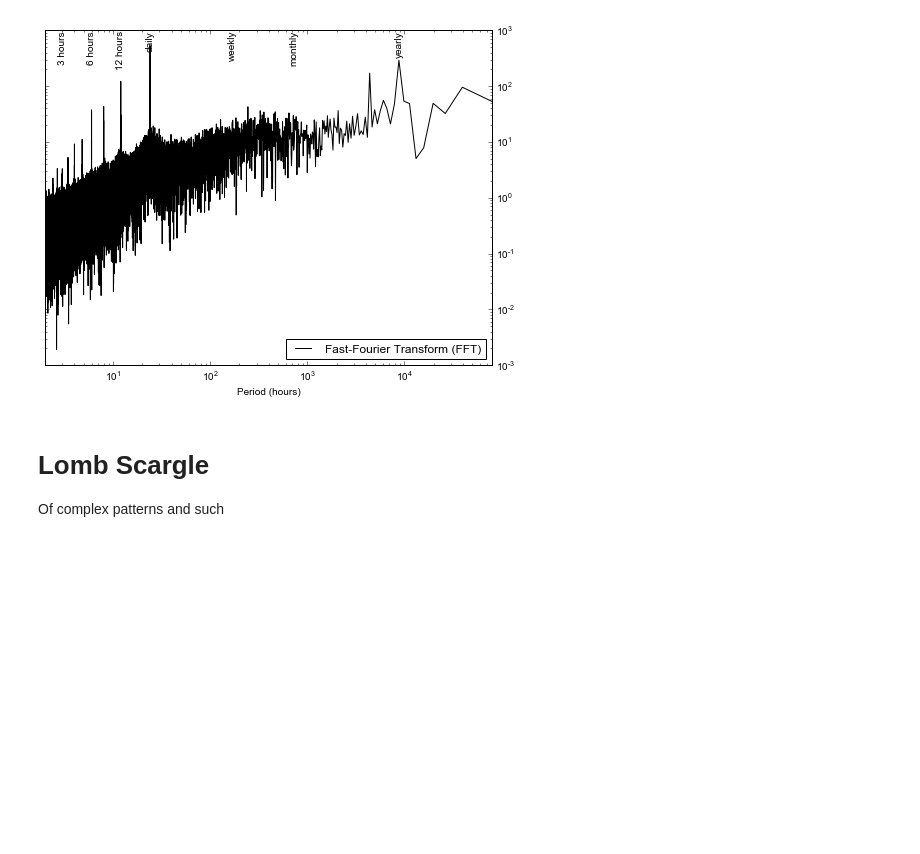
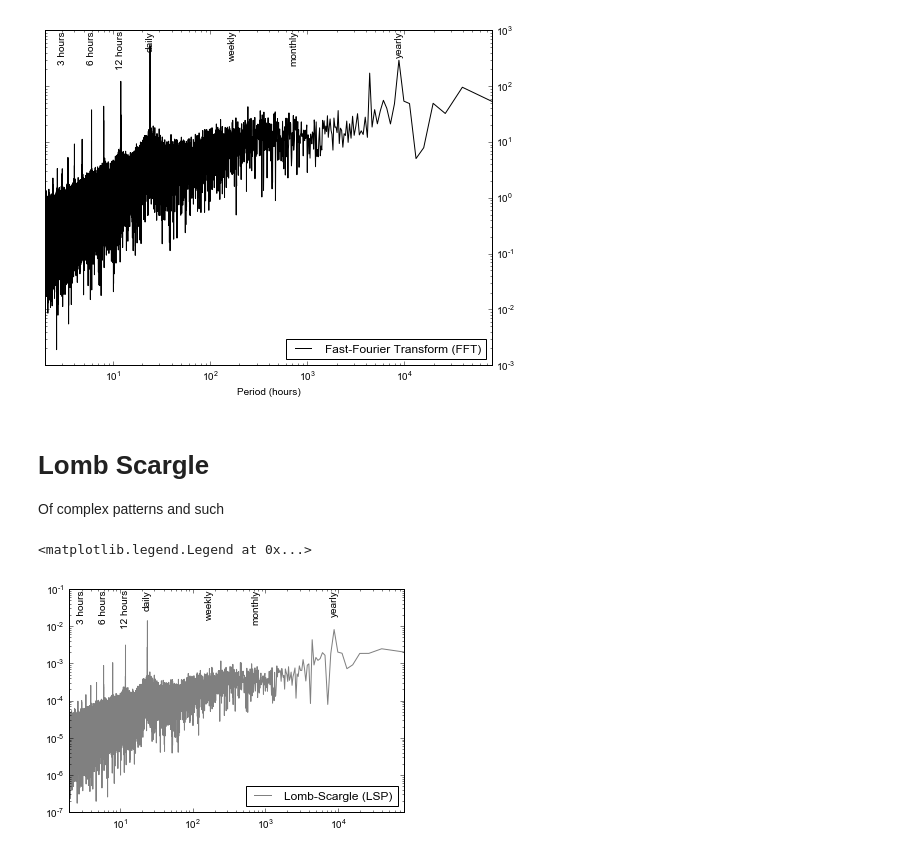
Before and after one commit to barronh/GCandPython, a Jupyter notebook: PNC_04SignalAnalysis.ipynb, the cells around one changed output. Cells and saved outputs as stored; diff of their text form; code cells hidden in the pictures; blank space fills up the shorter version.

```diff
--- a/PNC_04SignalAnalysis.ipynb
+++ b/PNC_04SignalAnalysis.ipynb
@@ -54,9 +58,10 @@ sample_freq = 1 / sample_spacing
 unfilled_data = Ozone[:, 0, station_idx]
 #unfilled_data = Ozone[:, 0, :].mean(1)
 filled_data = unfilled_data.copy()
-filled_data[filled_data.mask] = np.interp(time[filled_data.mask], \
-                                          time[~filled_data.mask], \
-                                          filled_data[~filled_data.mask])
+filled_data[filled_data.mask] = \
+    np.interp(time[filled_data.mask], \
+    time[~filled_data.mask], \
+    filled_data[~filled_data.mask])
 # %%
 # use filled data as w
 w = filled_data #- filled_data.mean()
@@ -137,15 +146,25 @@ lsamp = np.sqrt(4*(lspgram/float(lstime.size)))
 # %%
 plt.loglog(periodfft[1:]/hourspertime, lsamp, label = 'Lomb-Scargle (LSP)', c = 'grey')
 plt.xlim(periodfft[-1], periodfft[1])
 ymin, ymax = plt.ylim()
 
-plt.annotate('yearly', (365*timesperday, ymax), rotation = 90, horizontalalignment = 'center', verticalalignment = 'top')
-plt.annotate('monthly', (365./12.*timesperday, ymax), rotation = 90, horizontalalignment = 'center', verticalalignment = 'top')
-plt.annotate('weekly', (7.*timesperday, ymax), rotation = 90, horizontalalignment = 'center', verticalalignment = 'top')
-plt.annotate('daily', (timesperday, ymax), rotation = 90, horizontalalignment = 'center', verticalalignment = 'top')
-plt.annotate('12 hours', (timesperday/2., ymax), rotation = 90, horizontalalignment = 'center', verticalalignment = 'top')
-plt.annotate('6 hours', (timesperday/4., ymax), rotation = 90, horizontalalignment = 'center', verticalalignment = 'top')
-plt.annotate('3 hours', (timesperday/8., ymax), rotation = 90, horizontalalignment = 'center', verticalalignment = 'top');
+plt.annotate('yearly', (365*timesperday, ymax), rotation = 90,
+             horizontalalignment = 'center', verticalalignment = 'top')
+plt.annotate('monthly', (365./12.*timesperday, ymax), rotation = 90,
+             horizontalalignment = 'center', verticalalignment = 'top')
+plt.annotate('weekly', (7.*timesperday, ymax), rotation = 90,
+             horizontalalignment = 'center', verticalalignment = 'top')
+plt.annotate('daily', (timesperday, ymax), rotation = 90,
+             horizontalalignment = 'center', verticalalignment = 'top')
+plt.annotate('12 hours', (timesperday/2., ymax), rotation = 90,
+             horizontalalignment = 'center', verticalalignment = 'top')
+plt.annotate('6 hours', (timesperday/4., ymax), rotation = 90,
+             horizontalalignment = 'center', verticalalignment = 'top')
+plt.annotate('3 hours', (timesperday/8., ymax), rotation = 90,
+             horizontalalignment = 'center', verticalalignment = 'top');
 
 
 plt.legend(loc = 'lower right')
+# %% [output]
+<matplotlib.legend.Legend at 0x...>
+[figure, added]
```
Also changed, not shown: parts of 5 cells of this notebook, 4 other files.
